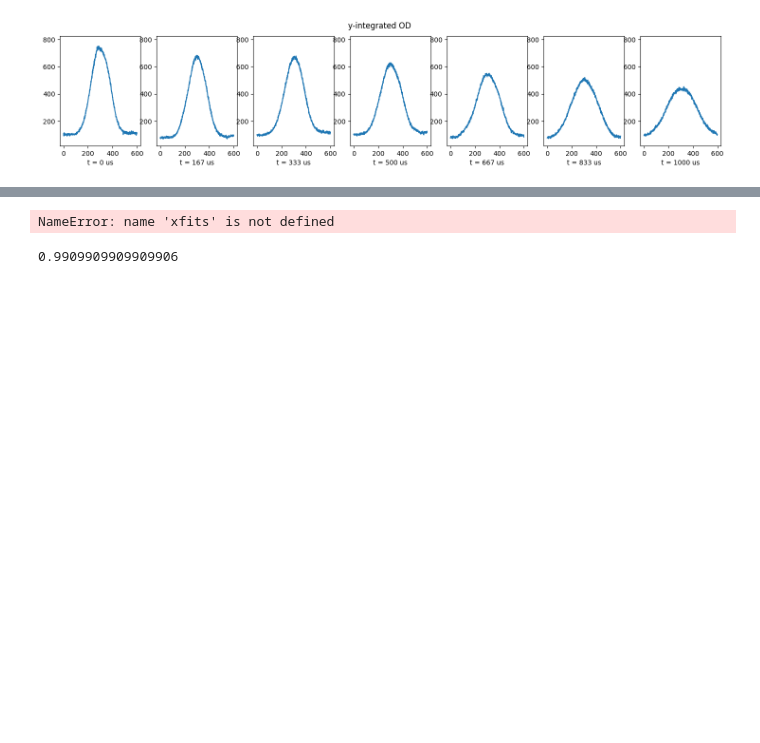
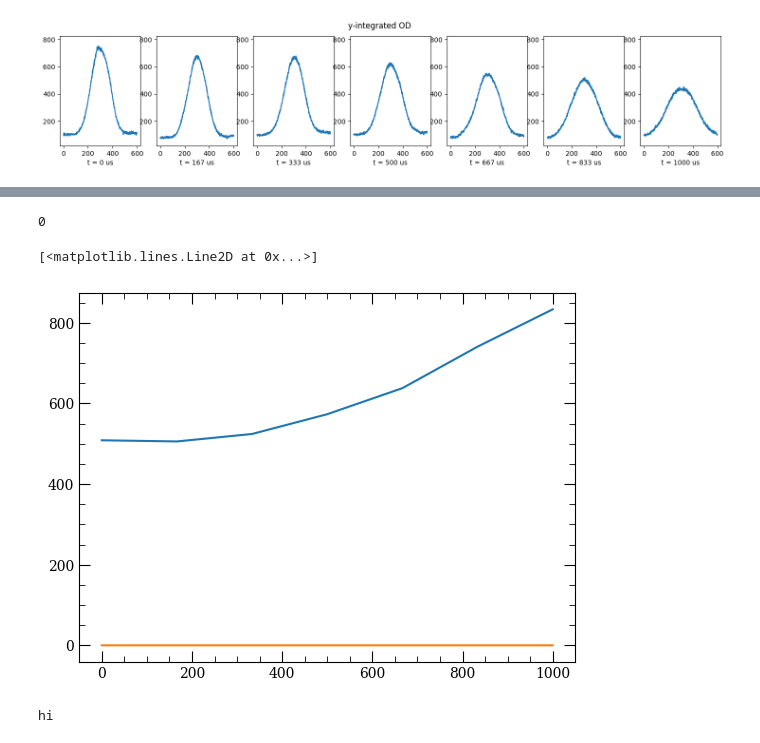
Before and after one commit to ucsb-amo/k-exp, a Jupyter notebook: kexp/analysis/preview/OD_viewer.ipynb, the cells around one changed output, grey strips where cells are left out. Cells and saved outputs as stored; diff of their text form; code cells hidden in the pictures; blank space fills up the shorter version.

```diff
--- a/kexp/analysis/preview/OD_viewer.ipynb
+++ b/kexp/analysis/preview/OD_viewer.ipynb
@@ -114,8 +88,16 @@ plt.show()
 # %%
-widths = [x.sigma for x in fits]
+widths = np.array([x.sigma for x in fits])
 t = np.array(data['t_tof_list_s'])
+np.argmin(t)
 # %% [output]
-NameError: name 'xfits' is not defined
+0
+# %%
+from kexp.analysis.fitting.fit_gaussian_temperature import GaussianTemperatureFit
+fit_T = GaussianTemperatureFit(t, widths)
 # %%
 plt.figure()
-plt.plot(t * 1.e6,widths)
+plt.plot(t * 1.e6, widths * 1.e6)
+plt.plot(t * 1.e6, fit_T.y_fitdata * 1.e6)
+# %% [output]
+[<matplotlib.lines.Line2D at 0x...>]
+[figure, added]
@@ -128,4 +104,8 @@ plt.show()
-# %%
-x[np.argmax(y)]
-# %% [output]
-0.9909909909909906
+# %%
+a = [2,3,5]
+if a:
+    print("hi")
+else:
+    print("no")
+# %% [output]
+hi
```
Also changed, not shown: parts of 7 cells of this notebook.
